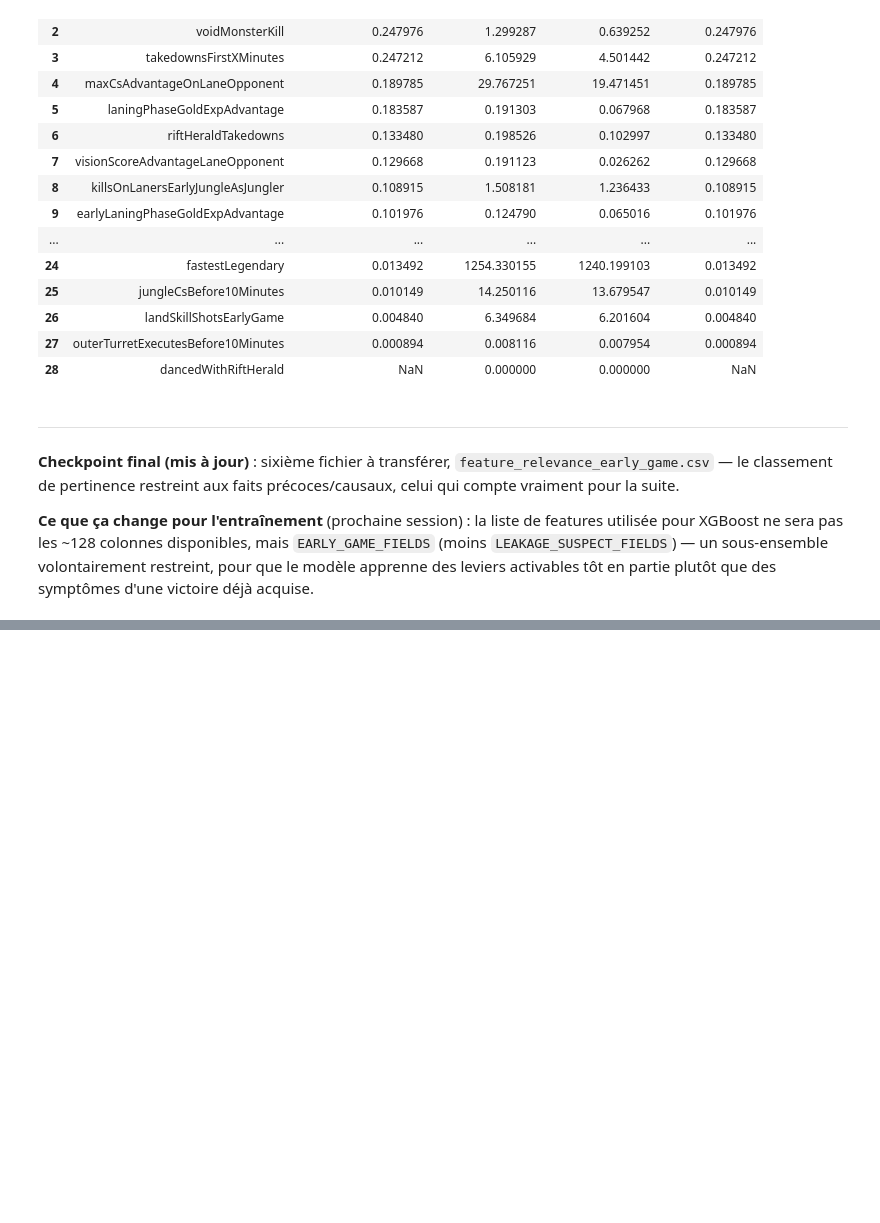
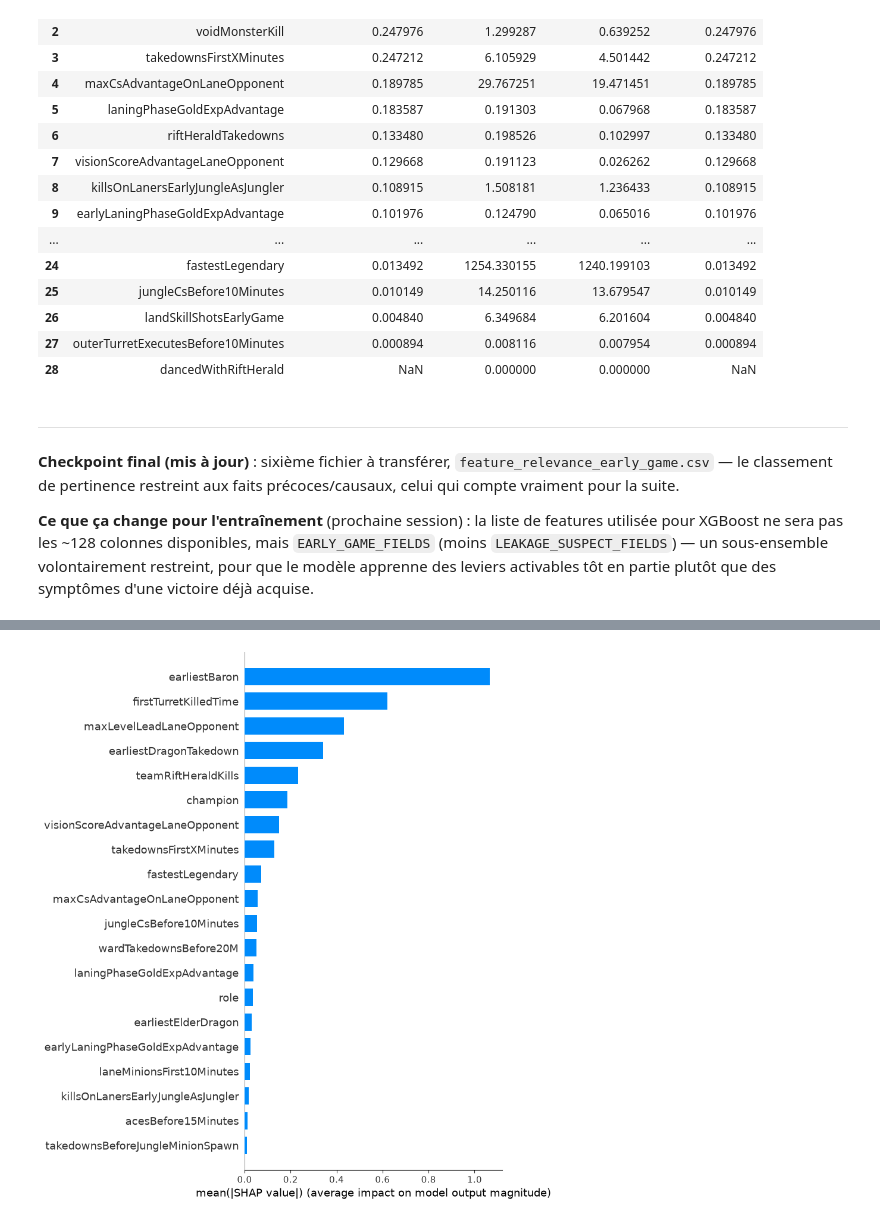
Before and after one commit to mimouniahmed/LOL-assistant, a Jupyter notebook: notebooks/03_model_training.ipynb, the cells around one changed output, grey strips where cells are left out. Cells and saved outputs as stored; diff of their text form; code cells hidden in the pictures; blank space fills up the shorter version.

```diff
--- a/notebooks/03_model_training.ipynb
+++ b/notebooks/03_model_training.ipynb
@@ -593,0 +626,15 @@ Exporté : ../data/feature_relevance_early_game.csv (29 champs)
+# %%
+from sklearn.model_selection import GroupShuffleSplit
+
+gss = GroupShuffleSplit(n_splits=1, test_size=0.2, random_state=42)
+train_idx, test_idx = next(gss.split(training_df, groups=training_df["match_id"]))
+
+train_df = training_df.iloc[train_idx]
+test_df = training_df.iloc[test_idx]
+
+print(f"Train : {len(train_df)} lignes, {train_df['match_id'].nunique()} matchs")
+print(f"Test  : {len(test_df)} lignes, {test_df['match_id'].nunique()} matchs")
+
+# vérification : aucun match ne doit être des deux côtés
+overlap = set(train_df["match_id"]) & set(test_df["match_id"])
+print("Matchs présents des deux côtés (doit être 0):", len(overlap))
@@ -593,0 +652,18 @@ Exporté : ../data/feature_relevance_early_game.csv (29 champs)
+# %%
+import xgboost as xgb
+
+X_train, y_train = train_df[FEATURE_COLUMNS], train_df[TARGET_COLUMN]
+X_test, y_test = test_df[FEATURE_COLUMNS], test_df[TARGET_COLUMN]
+
+model = xgb.XGBClassifier(
+    n_estimators=300,
+    max_depth=4,
+    learning_rate=0.05,
+    enable_categorical=True,
+    tree_method="hist",
+    eval_metric="logloss",
+    random_state=42,
+)
+
+model.fit(X_train, y_train, eval_set=[(X_test, y_test)], verbose=False)
+print("Entraînement terminé.")
@@ -593,0 +697,9 @@ Exporté : ../data/feature_relevance_early_game.csv (29 champs)
+# %%
+import shap
+
+explainer = shap.TreeExplainer(model)
+shap_values = explainer(X_test)
+
+shap.summary_plot(shap_values, X_test, plot_type="bar", max_display=20, show=True)
+# %% [output]
+[figure, added]
```
Also changed, not shown: parts of 16 cells of this notebook, 2 other files.
